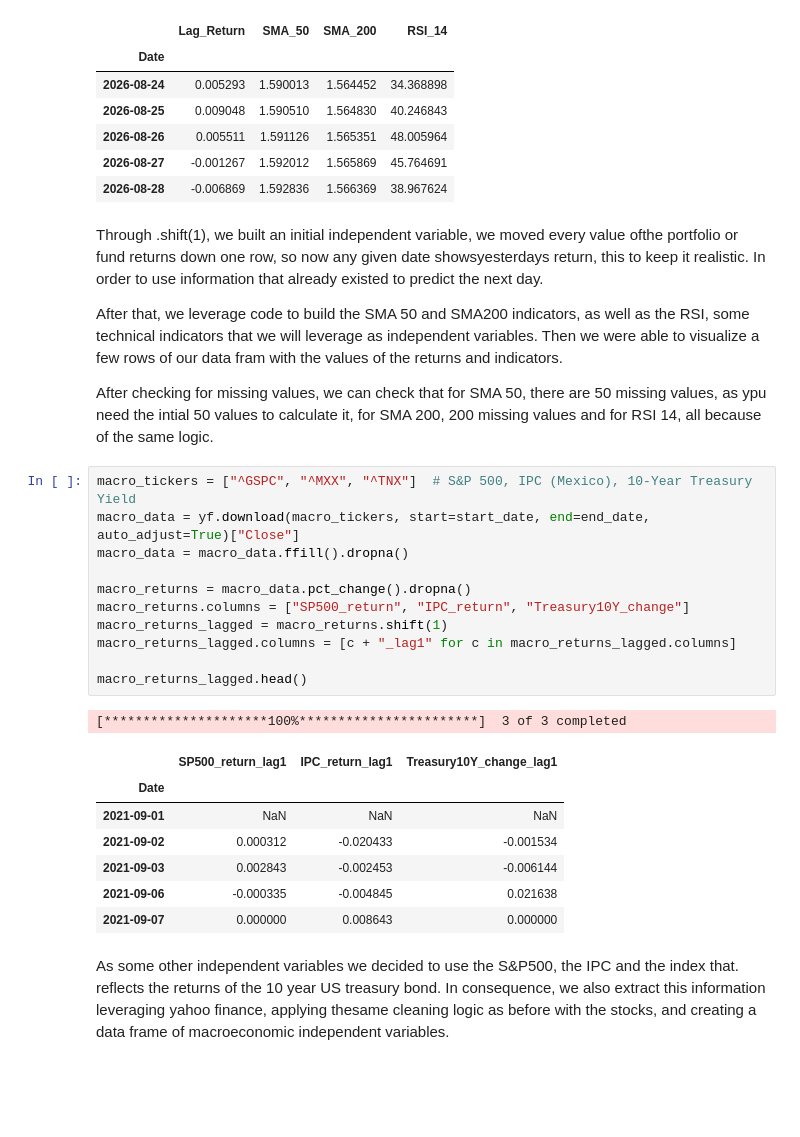
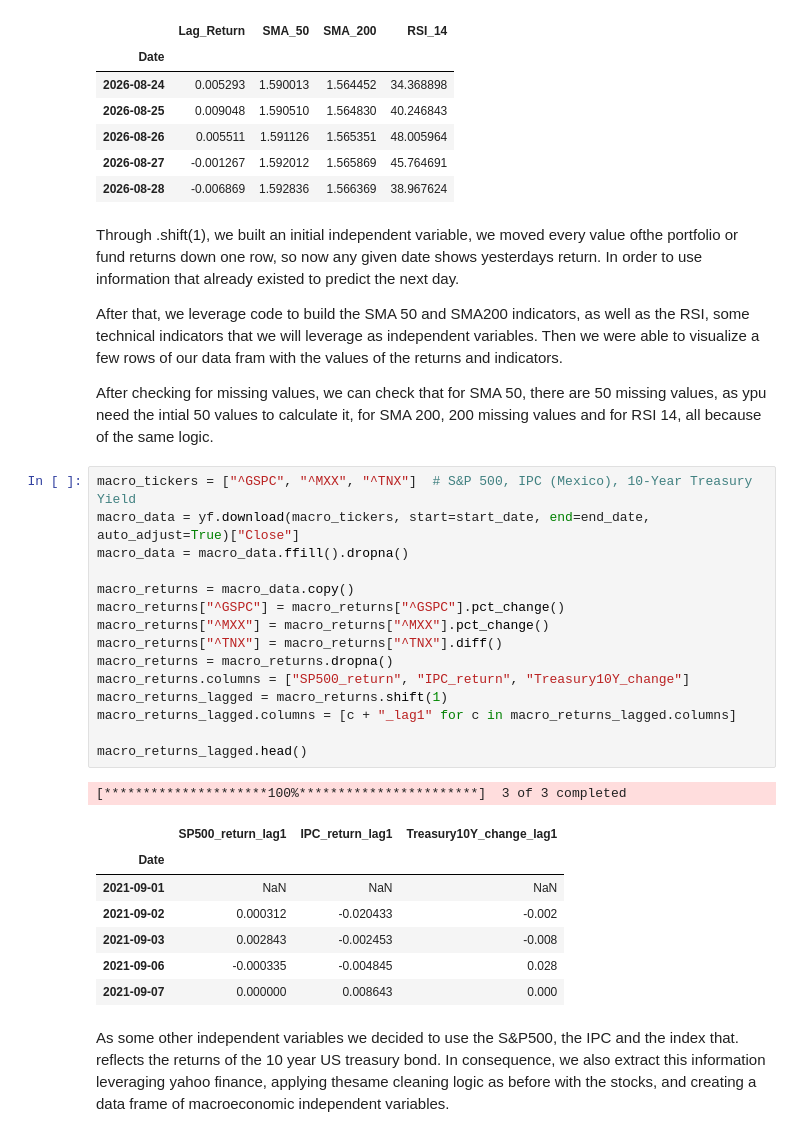
Before and after one commit to a00841144/Algorithms_Course_Repository_K, a Jupyter notebook: exercises/TEAMEVIDENCE_1.ipynb, the cells around one changed output. Cells and saved outputs as stored; diff of their text form; blank space fills up the shorter version.

```diff
--- a/exercises/TEAMEVIDENCE_1.ipynb
+++ b/exercises/TEAMEVIDENCE_1.ipynb
@@ -104,7 +104,7 @@ dtype: int64
 | 2026-08-27 | -0.001267 | 1.592012 | 1.565869 | 45.764691 |
 | 2026-08-28 | -0.006869 | 1.592836 | 1.566369 | 38.967624 |
 # %% [markdown]
-Through .shift(1), we built an initial independent variable, we moved every value ofthe portfolio or fund returns down one row, so now any given date showsyesterdays return, this to keep it realistic. In order to use information that already existed to predict the next day.
+Through .shift(1), we built an initial independent variable, we moved every value ofthe portfolio or fund returns down one row, so now any given date shows yesterdays return. In order to use information that already existed to predict the next day.
 
 After that, we leverage code to build the SMA 50 and SMA200 indicators, as well as the RSI, some technical indicators that we will leverage as independent variables.
 Then we were able to visualize a few rows of our data fram with the values of the returns and indicators.
@@ -113,23 +113,27 @@ After checking for missing values, we can check that for SMA 50, there are 50 mi
 # %%
 macro_tickers = ["^GSPC", "^MXX", "^TNX"]  # S&P 500, IPC (Mexico), 10-Year Treasury Yield
 macro_data = yf.download(macro_tickers, start=start_date, end=end_date, auto_adjust=True)["Close"]
 macro_data = macro_data.ffill().dropna()
 
-macro_returns = macro_data.pct_change().dropna()
+macro_returns = macro_data.copy()
+macro_returns["^GSPC"] = macro_returns["^GSPC"].pct_change()
+macro_returns["^MXX"] = macro_returns["^MXX"].pct_change()
+macro_returns["^TNX"] = macro_returns["^TNX"].diff()
+macro_returns = macro_returns.dropna()
 macro_returns.columns = ["SP500_return", "IPC_return", "Treasury10Y_change"]
 macro_returns_lagged = macro_returns.shift(1)
 macro_returns_lagged.columns = [c + "_lag1" for c in macro_returns_lagged.columns]
 
 macro_returns_lagged.head()
 # %% [output]
 [*********************100%***********************]  3 of 3 completed
 |  | SP500_return_lag1 | IPC_return_lag1 | Treasury10Y_change_lag1 |
 | Date |  |  |  |
 | 2021-09-01 | NaN | NaN | NaN |
-| 2021-09-02 | 0.000312 | -0.020433 | -0.001534 |
-| 2021-09-03 | 0.002843 | -0.002453 | -0.006144 |
-| 2021-09-06 | -0.000335 | -0.004845 | 0.021638 |
-| 2021-09-07 | 0.000000 | 0.008643 | 0.000000 |
+| 2021-09-02 | 0.000312 | -0.020433 | -0.002 |
+| 2021-09-03 | 0.002843 | -0.002453 | -0.008 |
+| 2021-09-06 | -0.000335 | -0.004845 | 0.028 |
+| 2021-09-07 | 0.000000 | 0.008643 | 0.000 |
 # %% [markdown]
 As some other independent variables we decided to use the S&P500, the IPC and the index that. reflects the returns of the 10 year US treasury bond.
 In consequence, we also extract this information leveraging yahoo finance, applying thesame cleaning logic as before with the stocks,  and creating a data frame of macroeconomic independent variables.
```
Also changed, not shown: parts of 7 cells of this notebook, 3 other files.
